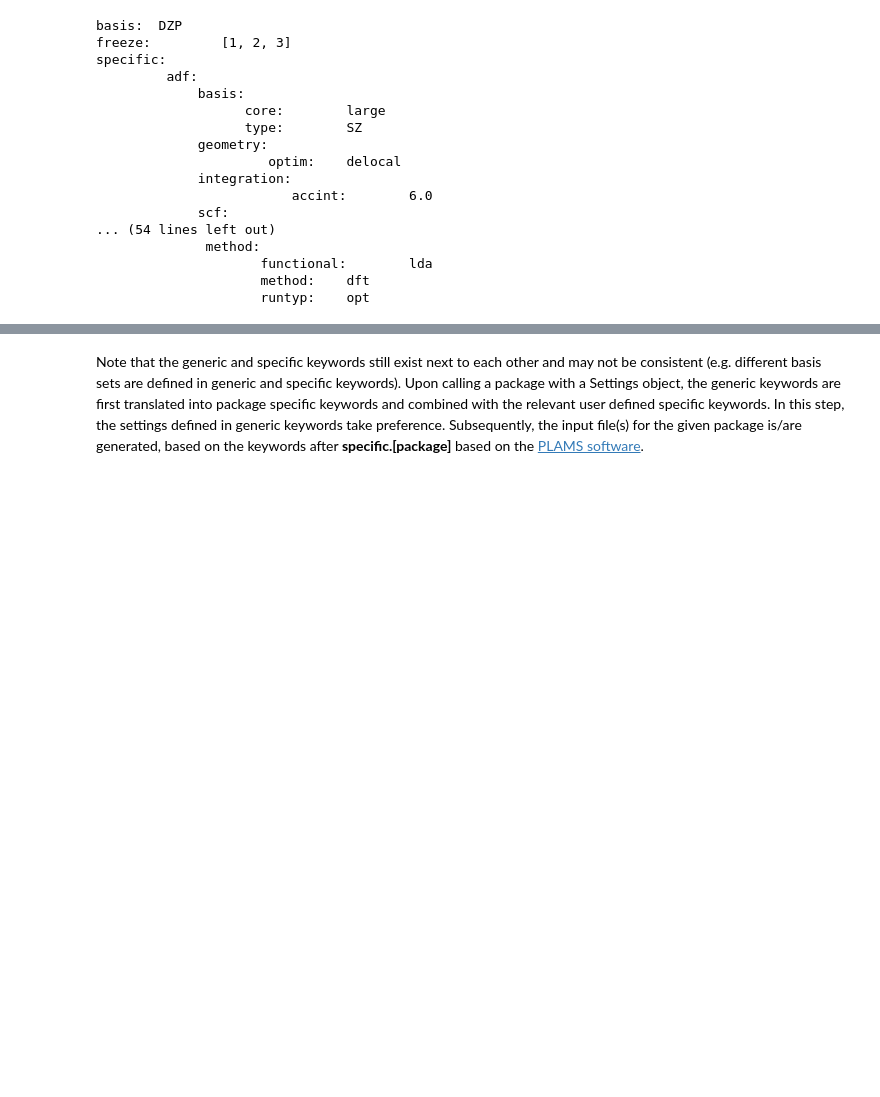
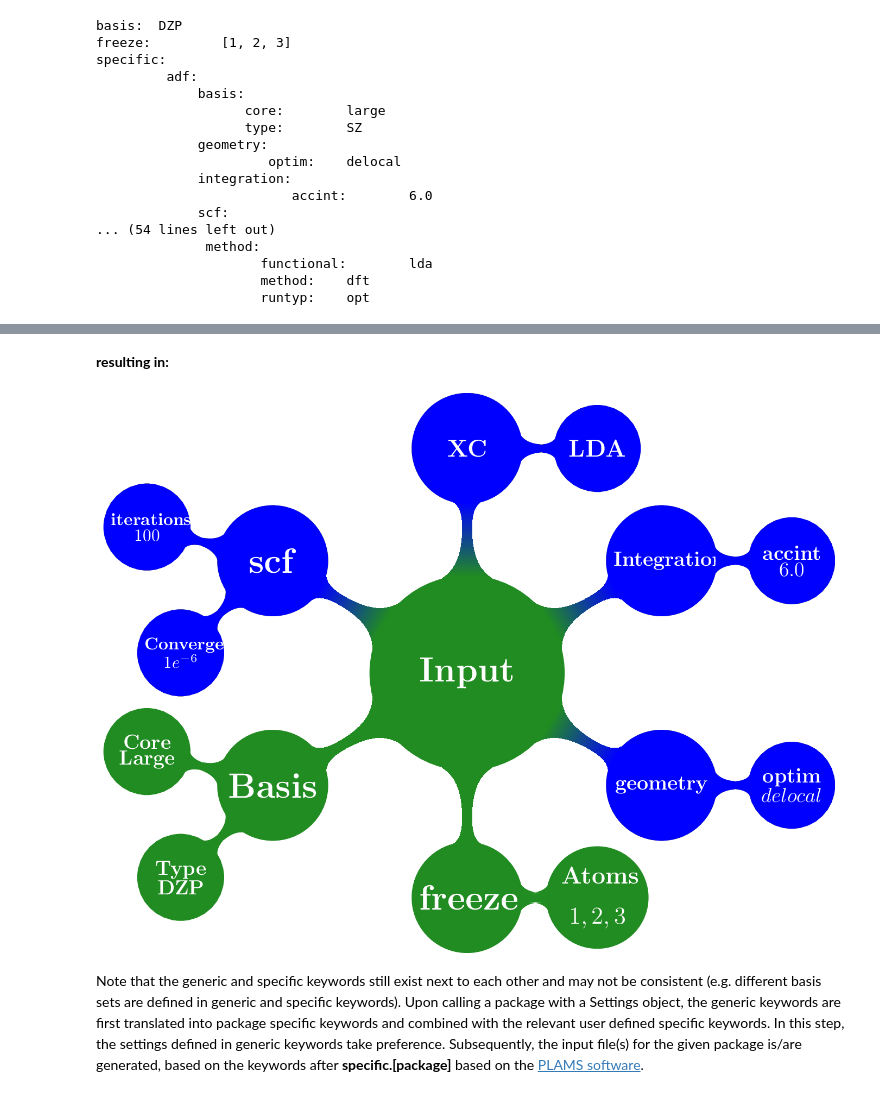
Before and after one commit to SCM-NV/qmflows, a Jupyter notebook: jupyterNotebooks/interactive_tutorial.ipynb, the cells around one changed output, grey strips where cells are left out. Drawn from its saved outputs; the diff is of its cells as text; code cells hidden in the pictures; blank space fills up the shorter version.

```diff
--- a/jupyterNotebooks/interactive_tutorial.ipynb
+++ b/jupyterNotebooks/interactive_tutorial.ipynb
@@ -182,3 +186,10 @@ resulting in:
+# %% [markdown]
+**resulting in:**
+# %%
+
+Image(filename="files/result_merged.png")
+# %% [output]
+[figure, added]
 # %% [markdown]
 Note that the generic and specific keywords still exist next to each other and may not be consistent (e.g. different basis sets are defined in generic and specific keywords). Upon calling a package with a Settings object, the generic keywords are first translated into package specific keywords and combined with the relevant user defined specific keywords. In this step, the settings defined in generic keywords take preference. Subsequently, the input file(s) for the given package is/are generated, based on the keywords after **specific.[package]** based on the [PLAMS software](https://www.scm.com/doc/plams/index.html).
 # %%
```
Also changed, not shown: parts of 8 cells of this notebook, 2 other files.
